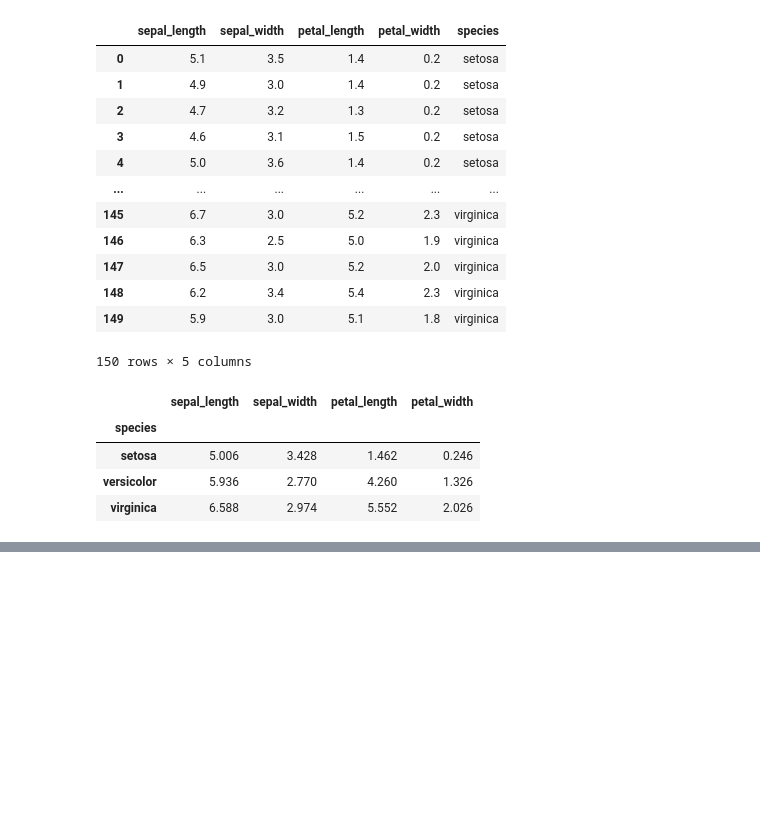
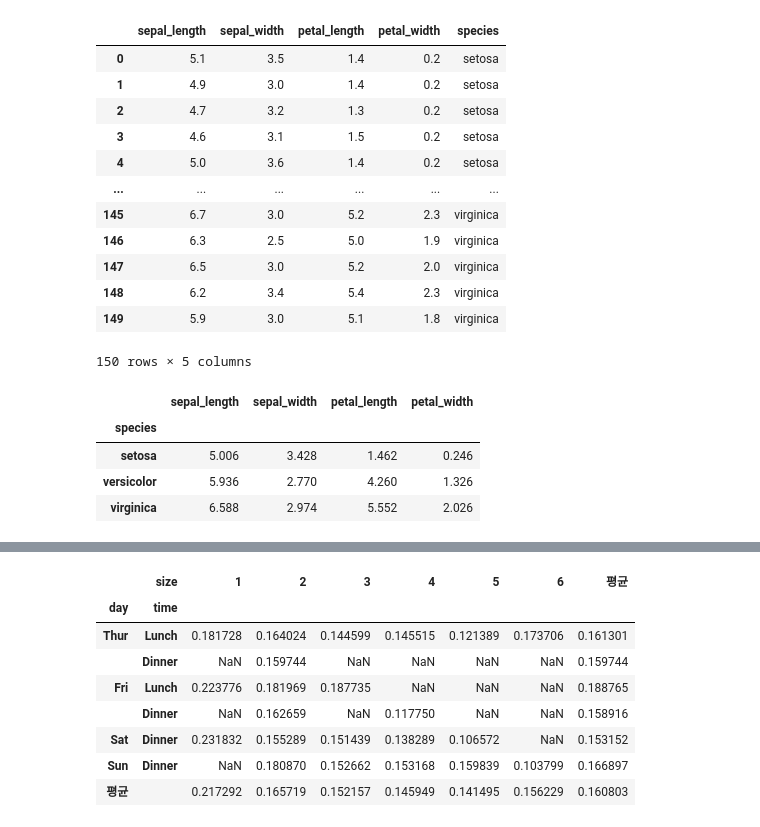
Before and after one commit to YeongilK/Data-Analysis-2020, a Jupyter notebook: 03_Pandas/08_피봇,그룹.ipynb, the cells around one changed output, grey strips where cells are left out. Cells and saved outputs as stored; diff of their text form; code cells hidden in the pictures; blank space fills up the shorter version.

```diff
--- a/03_Pandas/08_피봇,그룹.ipynb
+++ b/03_Pandas/08_피봇,그룹.ipynb
@@ -242,0 +481,12 @@ iris.groupby(iris.species).mean()
+# %%
+tips.pivot_table('tip_pct', index=['day', 'time'], columns='size', margins=True, margins_name="평균")
+# %% [output]
+|  | size | 1 | 2 | 3 | 4 | 5 | 6 | 평균 |
+| day | time |  |  |  |  |  |  |  |
+| Thur | Lunch | 0.181728 | 0.164024 | 0.144599 | 0.145515 | 0.121389 | 0.173706 | 0.161301 |
+|  | Dinner | NaN | 0.159744 | NaN | NaN | NaN | NaN | 0.159744 |
+| Fri | Lunch | 0.223776 | 0.181969 | 0.187735 | NaN | NaN | NaN | 0.188765 |
+|  | Dinner | NaN | 0.162659 | NaN | 0.117750 | NaN | NaN | 0.158916 |
+| Sat | Dinner | 0.231832 | 0.155289 | 0.151439 | 0.138289 | 0.106572 | NaN | 0.153152 |
+| Sun | Dinner | NaN | 0.180870 | 0.152662 | 0.153168 | 0.159839 | 0.103799 | 0.166897 |
+| 평균 |  | 0.217292 | 0.165719 | 0.152157 | 0.145949 | 0.141495 | 0.156229 | 0.160803 |
```
Also changed, not shown: parts of 32 cells of this notebook.
